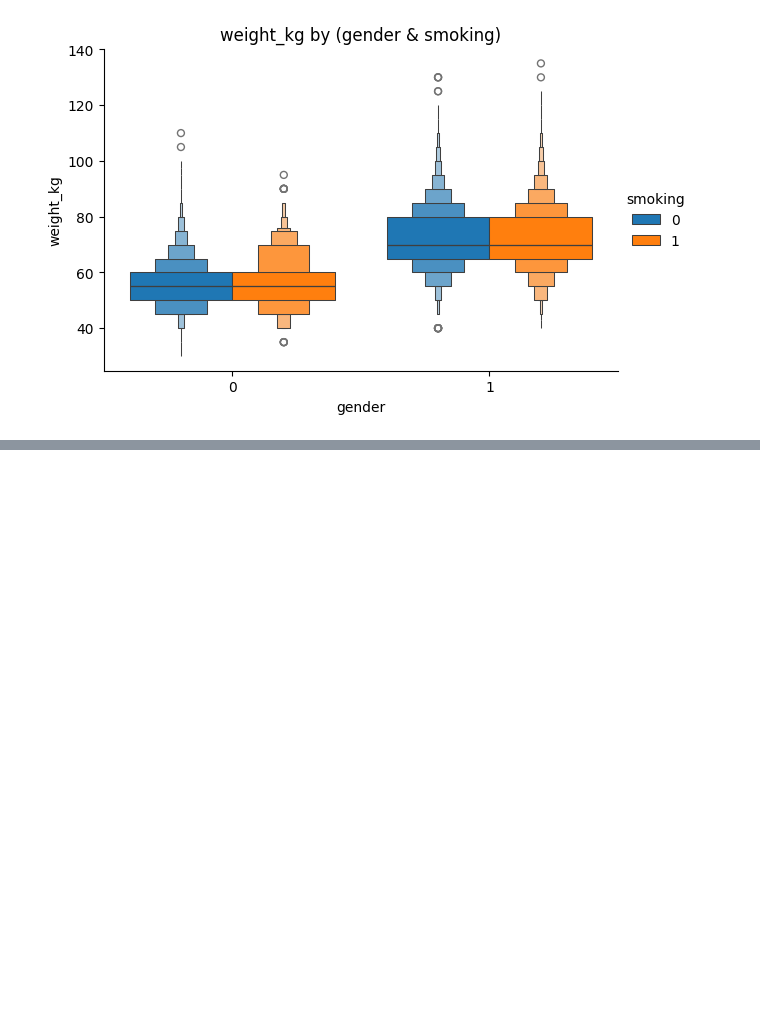
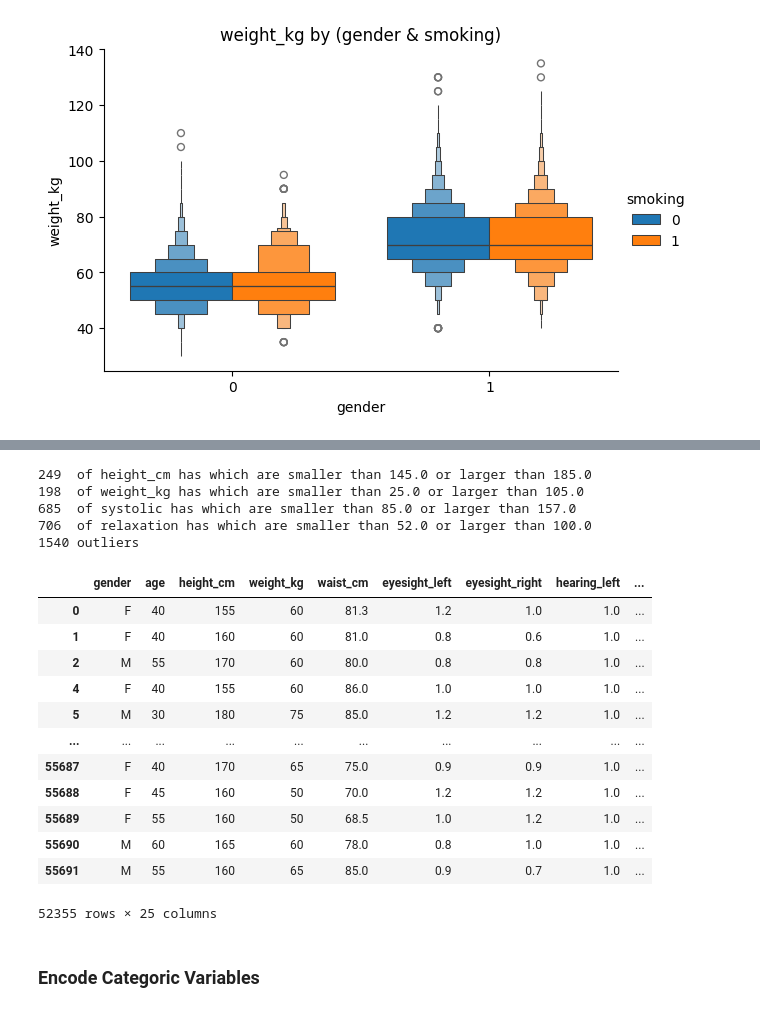
Before and after one commit to Coconut3223/Bio-Signal-Analysis-for-Smoking-Prediction, a Jupyter notebook: analysis.ipynb, the cells around one changed output, grey strips where cells are left out. Saved outputs shown, nothing was run; the diff lists cells and outputs as text; code cells hidden in the pictures; blank space fills up the shorter version.

```diff
--- a/analysis.ipynb
+++ b/analysis.ipynb
@@ -295,0 +338,14 @@ sns.catplot(data=df, x='gender', y='weight_kg', hue='smoking',
+# %%
+def detect_outliers_using_std(data, columns):
+    all_drop_rows = set()
+    for col in columns:
+        mu, sigma =  data[col].mean(), data[col].std()
+        lower = mu - 3 * sigma
+        upper = mu + 3 * sigma
+        idxes = data[(data[col] < lower) | (data[col] > upper)].index
+        all_drop_rows.update(idxes)
+        print(f'{len(idxes)}  of {col} has which are smaller than {lower} or larger than {upper} ')
+    print(f'{len(all_drop_rows)} outliers')
+    return list(all_drop_rows)
+
+all_drop_rows1 = detect_outliers_using_std(df, ['waist_cm', 'fasting_blood_sugar', 'cholesterol', 'hdl', 'ldl'])
@@ -295,0 +359,41 @@ sns.catplot(data=df, x='gender', y='weight_kg', hue='smoking',
+# %%
+def detect_outliers_using_IQR(data, columns):
+    all_drop_rows = set()
+    for col in columns:
+        Q1, Q3 = np.nanpercentile(data[col], 25), np.nanpercentile(data[col], 75)
+        IQR = Q3 - Q1
+        lower = Q1 - 1.5 * IQR
+        upper = Q3 + 1.5 * IQR
+        idxes = data[(data[col] < lower) | (data[col] > upper)].index
+        all_drop_rows.update(idxes)
+        print(f'{len(idxes)}  of {col} has which are smaller than {lower} or larger than {upper} ')
+    print(f'{len(all_drop_rows)} outliers')
+    return list(all_drop_rows)
+
+all_drop_rows2 = detect_outliers_using_IQR(df, ['height_cm', 'weight_kg','systolic','relaxation',])
+# %% [output]
+249  of height_cm has which are smaller than 145.0 or larger than 185.0
+198  of weight_kg has which are smaller than 25.0 or larger than 105.0
+685  of systolic has which are smaller than 85.0 or larger than 157.0
+706  of relaxation has which are smaller than 52.0 or larger than 100.0
+1540 outliers
+# %%
+df_drop_12 = df.drop(all_drop_rows1+all_drop_rows2, axis=0)
+# %%
+df_drop_12
+# %% [output]
+|  | gender | age | height_cm | weight_kg | waist_cm | eyesight_left | eyesight_right | hearing_left | ... |
+| 0 | F | 40 | 155 | 60 | 81.3 | 1.2 | 1.0 | 1.0 | ... |
+| 1 | F | 40 | 160 | 60 | 81.0 | 0.8 | 0.6 | 1.0 | ... |
+| 2 | M | 55 | 170 | 60 | 80.0 | 0.8 | 0.8 | 1.0 | ... |
+| 4 | F | 40 | 155 | 60 | 86.0 | 1.0 | 1.0 | 1.0 | ... |
+| 5 | M | 30 | 180 | 75 | 85.0 | 1.2 | 1.2 | 1.0 | ... |
+| ... | ... | ... | ... | ... | ... | ... | ... | ... | ... |
+| 55687 | F | 40 | 170 | 65 | 75.0 | 0.9 | 0.9 | 1.0 | ... |
+| 55688 | F | 45 | 160 | 50 | 70.0 | 1.2 | 1.2 | 1.0 | ... |
+| 55689 | F | 55 | 160 | 50 | 68.5 | 1.0 | 1.2 | 1.0 | ... |
+| 55690 | M | 60 | 165 | 60 | 78.0 | 0.8 | 1.0 | 1.0 | ... |
+| 55691 | M | 55 | 160 | 65 | 85.0 | 0.9 | 0.7 | 1.0 | ... |
+52355 rows × 25 columns
+# %% [markdown]
+### Encode Categoric Variables
```
Also changed, not shown: parts of 20 cells of this notebook.
